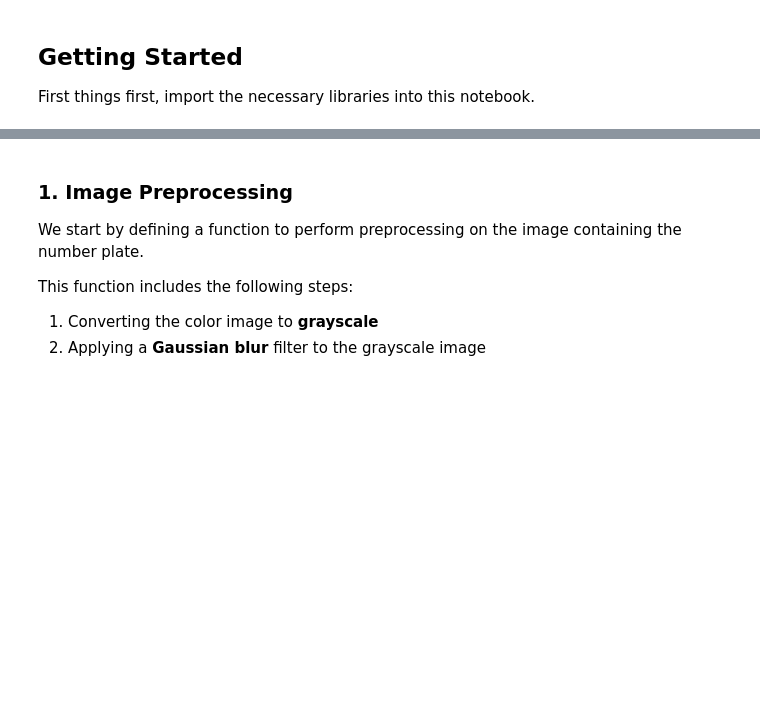
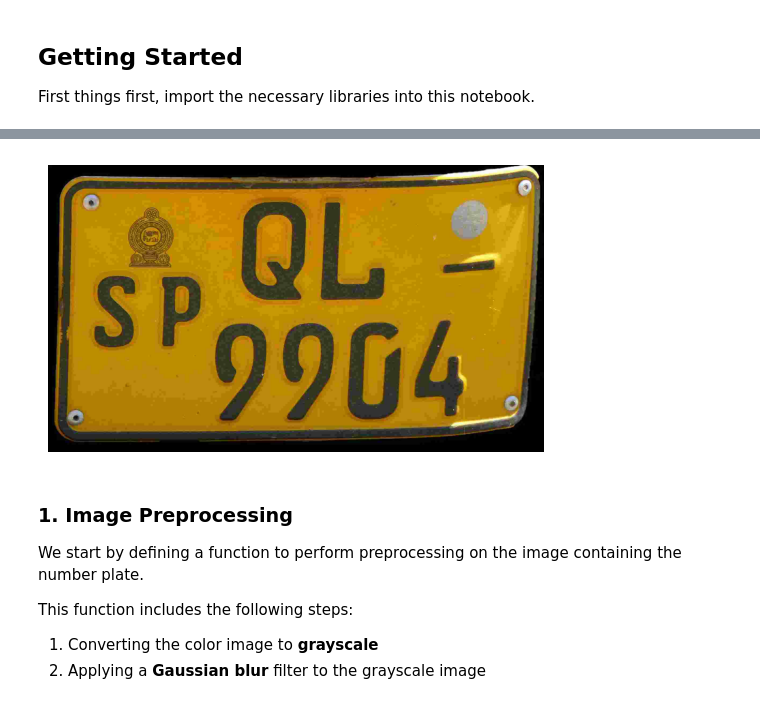
Before and after one commit to ravi-aratchige/IPCV, a Jupyter notebook: 3. Vehicle Number Plate Analysis/Vehicle Number Plate Analysis.ipynb, the cells around one changed output, grey strips where cells are left out. Saved outputs shown, nothing was run; the diff lists cells and outputs as text; code cells hidden in the pictures; blank space fills up the shorter version.

```diff
--- a/3. Vehicle Number Plate Analysis/Vehicle Number Plate Analysis.ipynb
+++ b/3. Vehicle Number Plate Analysis/Vehicle Number Plate Analysis.ipynb
@@ -60,3 +59,14 @@ We will be working with the following image first.
+# %%
+# load number plate image from disk
+img = mpimg.imread("./img/number-plate-only.jpg")
+
+# display loaded image
+%matplotlib inline
+plt.imshow(img)
+plt.axis("off")
+plt.show()
+# %% [output]
+[figure, added]
 # %% [markdown]
 ### 1. Image Preprocessing
 
```
Also changed, not shown: parts of 2 cells of this notebook.
